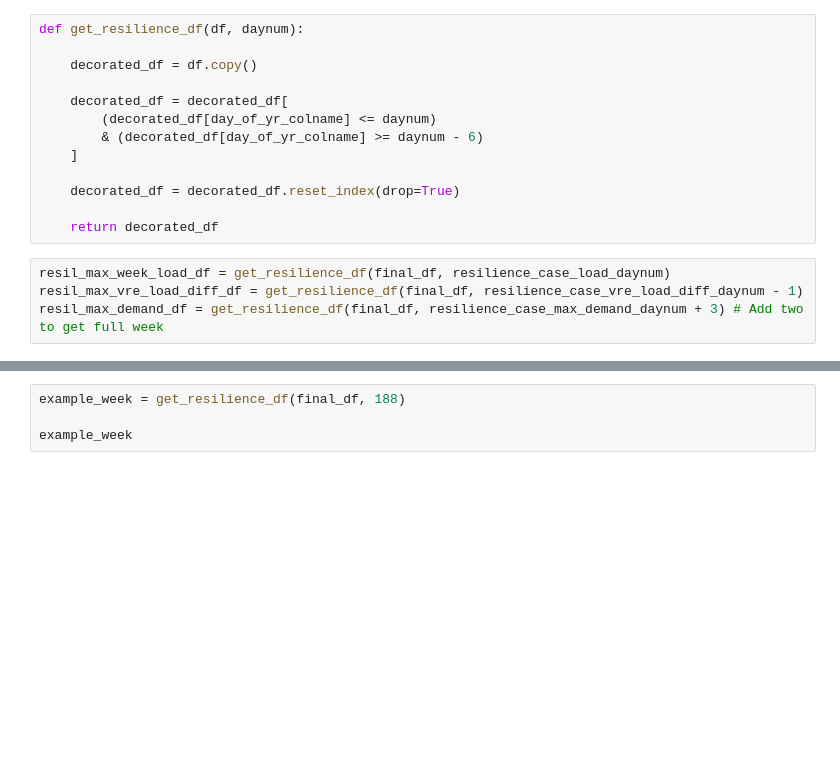
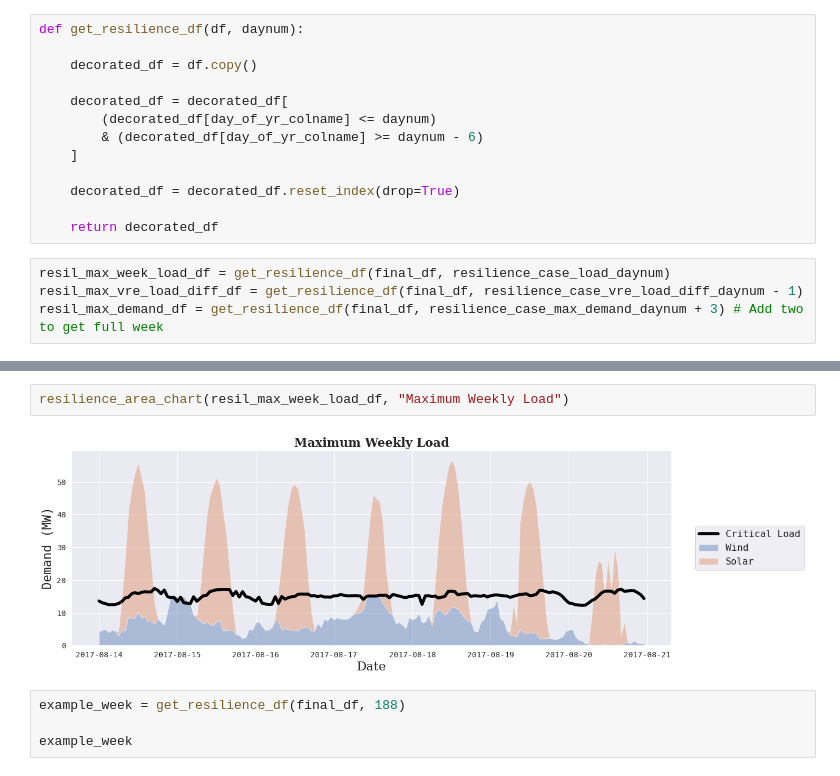
Before and after one commit to b-o-l-l-a/aes-engy-692, a Jupyter notebook: amerigo_island/notebooks/resilience.ipynb, the cells around one changed output, grey strips where cells are left out. Cells and saved outputs as stored; diff of their text form; blank space fills up the shorter version.

```diff
--- a/amerigo_island/notebooks/resilience.ipynb
+++ b/amerigo_island/notebooks/resilience.ipynb
@@ -929,3 +860,7 @@ plt.tight_layout()
+# %%
+resilience_area_chart(resil_max_week_load_df, "Maximum Weekly Load")
+# %% [output]
+[figure, added]
 # %%
 example_week = get_resilience_df(final_df, 188)
 
```
Also changed, not shown: parts of 17 cells of this notebook.
